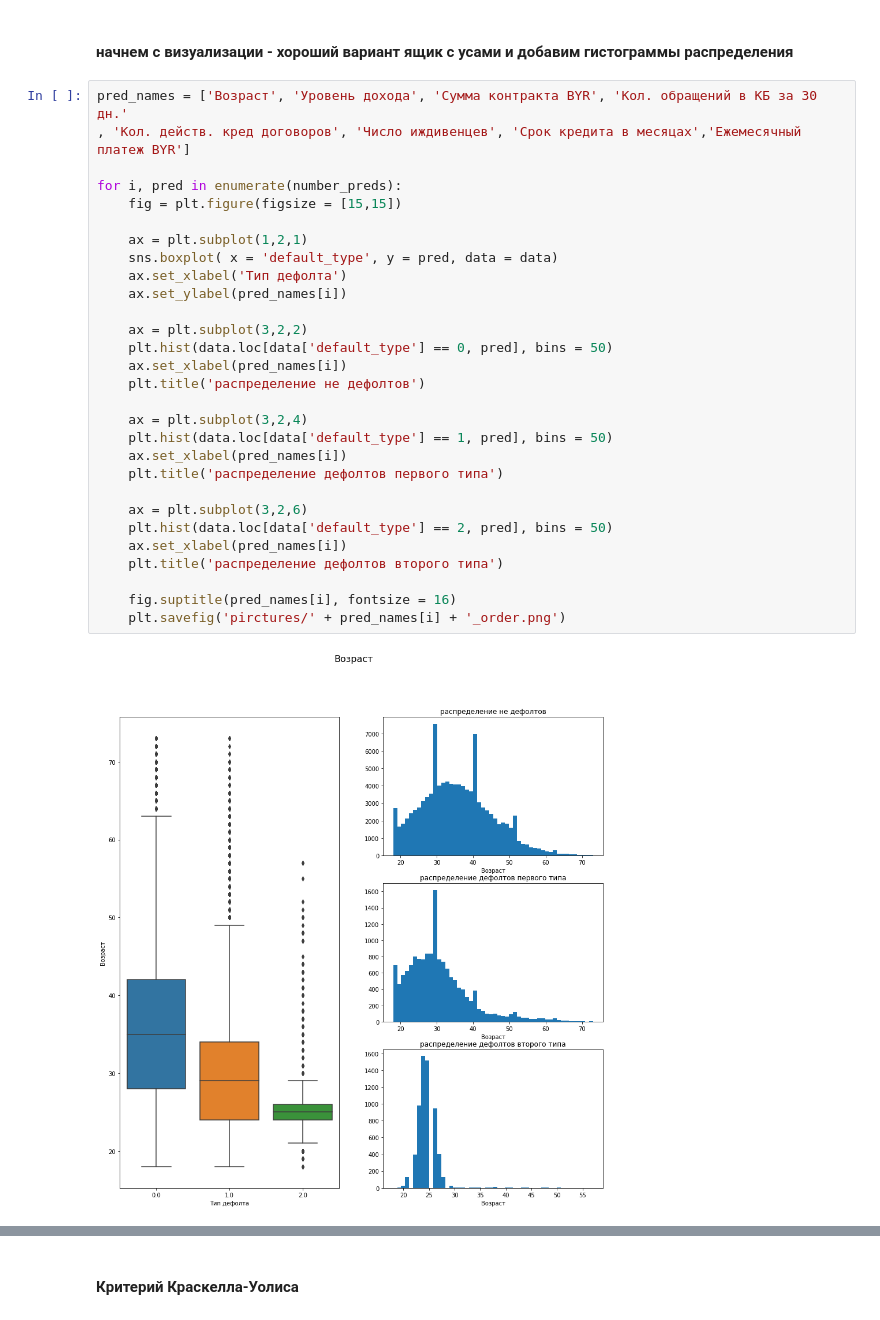
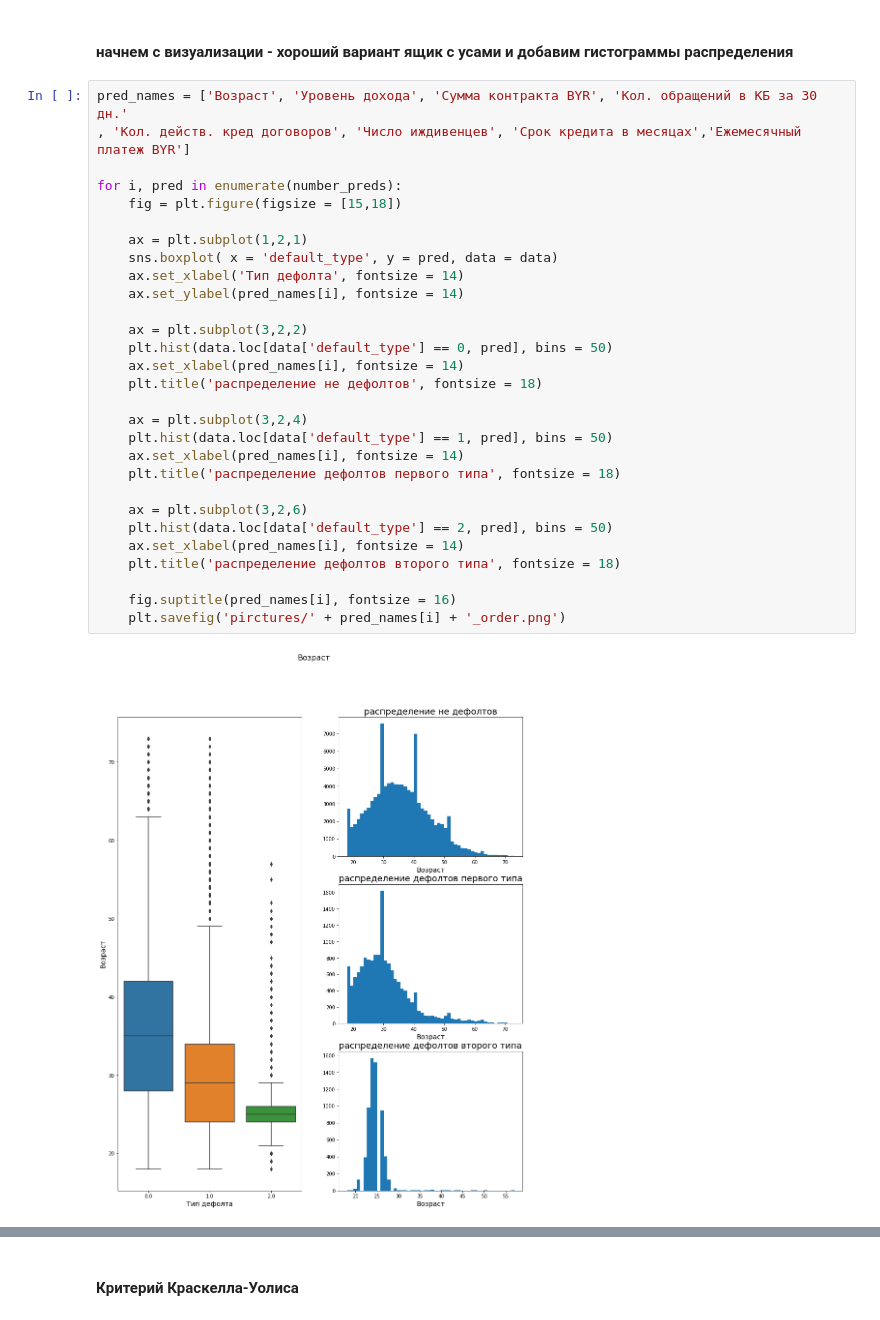
Before and after one commit to Dranikf/credit_scoring_for_uni, a Jupyter notebook: ordered_logit_model.ipynb, the cells around one changed output, grey strips where cells are left out. Cells and saved outputs as stored; diff of their text form.

```diff
--- a/ordered_logit_model.ipynb
+++ b/ordered_logit_model.ipynb
@@ -65,31 +65,31 @@ Index(['age', 'income_level_BYR', 'contract_summ', 'СВ_30_days',
 # %%
 pred_names = ['Возраст', 'Уровень дохода', 'Сумма контракта BYR', 'Кол. обращений в КБ за 30 дн.'
 , 'Кол. действ. кред договоров', 'Число иждивенцев', 'Срок кредита в месяцах','Ежемесячный платеж BYR']
 
 for i, pred in enumerate(number_preds):
-    fig = plt.figure(figsize = [15,15])
+    fig = plt.figure(figsize = [15,18])
 
     ax = plt.subplot(1,2,1)
     sns.boxplot( x = 'default_type', y = pred, data = data)
-    ax.set_xlabel('Тип дефолта')
-    ax.set_ylabel(pred_names[i])
+    ax.set_xlabel('Тип дефолта', fontsize = 14)
+    ax.set_ylabel(pred_names[i], fontsize = 14)
 
     ax = plt.subplot(3,2,2)
     plt.hist(data.loc[data['default_type'] == 0, pred], bins = 50)
-    ax.set_xlabel(pred_names[i])
-    plt.title('распределение не дефолтов')
+    ax.set_xlabel(pred_names[i], fontsize = 14)
+    plt.title('распределение не дефолтов', fontsize = 18)
 
     ax = plt.subplot(3,2,4)
     plt.hist(data.loc[data['default_type'] == 1, pred], bins = 50)
-    ax.set_xlabel(pred_names[i])
-    plt.title('распределение дефолтов первого типа')
+    ax.set_xlabel(pred_names[i], fontsize = 14)
+    plt.title('распределение дефолтов первого типа', fontsize = 18)
 
     ax = plt.subplot(3,2,6)
     plt.hist(data.loc[data['default_type'] == 2, pred], bins = 50)
-    ax.set_xlabel(pred_names[i])
-    plt.title('распределение дефолтов второго типа')
+    ax.set_xlabel(pred_names[i], fontsize = 14)
+    plt.title('распределение дефолтов второго типа', fontsize = 18)
 
     fig.suptitle(pred_names[i], fontsize = 16)
     plt.savefig('pirctures/' + pred_names[i] + '_order.png')
 # %% [output]
-[figure, old version]
+[figure, new version]
```
Also changed, not shown: parts of 11 cells of this notebook, 32 other files.
